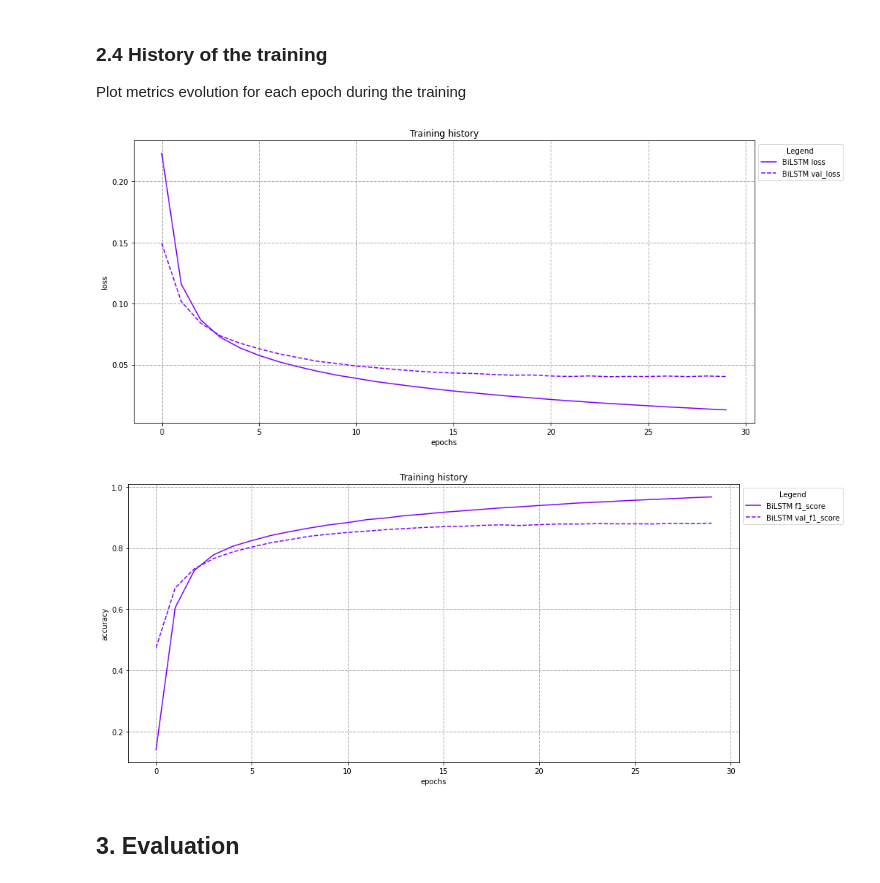
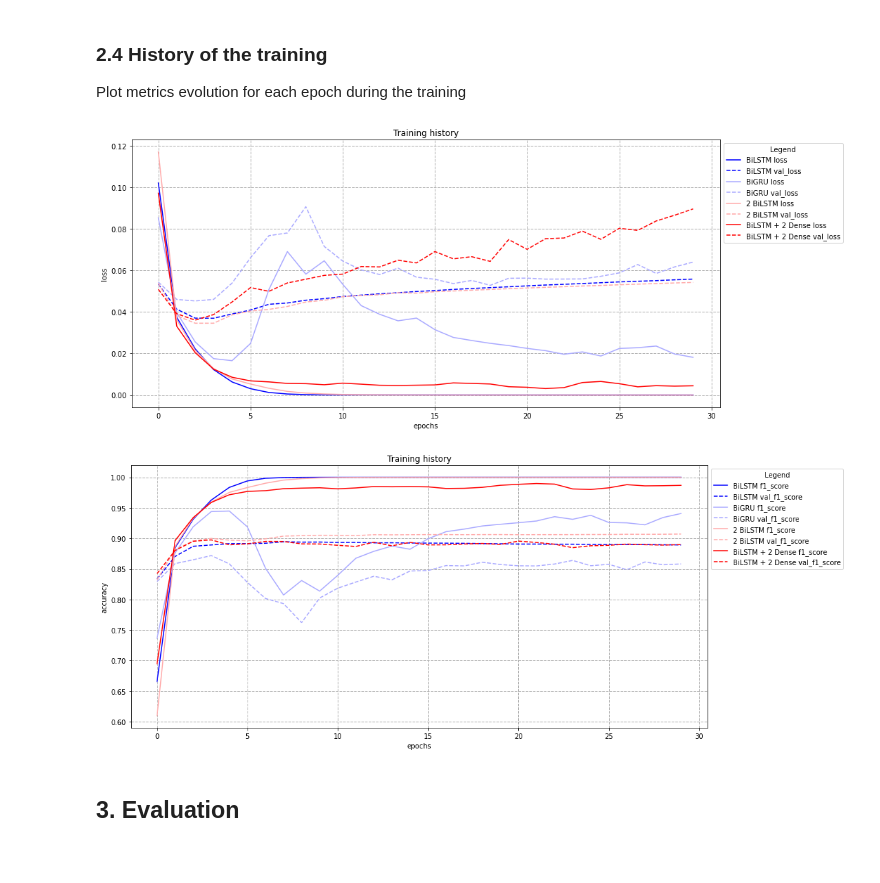
Before and after one commit to gmurro/PartOfSpeechTagging, a Jupyter notebook: POS_final.ipynb, the cells around one changed output. Saved outputs shown, nothing was run; the diff lists cells and outputs as text; code cells hidden in the pictures.

Commit message:
Tuning and training done ✅

```diff
--- a/POS_final.ipynb
+++ b/POS_final.ipynb
@@ -433,2 +387,0 @@ model.summary()
-# %%
-history_bilstm = model.fit(X_train, y_train, epochs=30, batch_size=12, validation_data=(X_dev, y_dev))
@@ -452,0 +443,33 @@ Epoch 30/30
+# %%
+# first model
+layers_info_bigru = [
+    {
+        "layer_name": layers.Masking,
+        "name": "padding_masking",
+        "mask_value": 0.,
+        "input_shape": X_train.shape[1:]
+    },
+    {
+        'layer_name': layers.Bidirectional,
+        "layer": layers.GRU(best_hps_bigru.get('units'), return_sequences=True),
+        "name": "bigru_1",
+    },
+    {
+        "layer_name": layers.Dense,
+        "units": n_classes,
+        "activation": "softmax",
+        "name": "dense_1"
+    }
+]
+
+compile_info_bigru = {
+    'optimizer': keras.optimizers.Adam(learning_rate=best_hps_bigru.get('learning_rate')),
+    'loss': 'categorical_crossentropy',
+    'metrics' : [f1_score]
+}
+
+model_bigru = create_model(layers_info_bigru, compile_info_bigru)
+model_bigru.summary()
+
+# start training
+history_bigru = model_bigru.fit(X_train, y_train, epochs=epochs, batch_size=batch_size, validation_data=(X_dev, y_dev))
@@ -492,13 +650,13 @@ def plot_history(models_history, keys, model_names=[], labels=("epochs", "metric
     plt.grid(linestyle='--', linewidth=1)
     plt.show()
 # %%
-models_history = [history_bilstm.history]
-model_names = ["BiLSTM"]
-plot_history(models_history, keys=['loss', 'val_loss'], model_names=model_names, labels=("epochs", "loss"), figsize=(15,7))
-plot_history(models_history, keys=['f1_score', 'val_f1_score'], model_names=model_names, labels=("epochs", "accuracy"), figsize=(15,7))
+models_history = [history_bilstm.history, history_bigru.history, history_two_bilstm.history, history_bilstm_two_dense.history]
+model_names = ["BiLSTM", "BiGRU", "2 BiLSTM", "BiLSTM + 2 Dense"]
+plot_history(models_history, keys=['loss', 'val_loss'], model_names=model_names, labels=("epochs", "loss"), figsize=(15,7),  cmap='bwr')
+plot_history(models_history, keys=['f1_score', 'val_f1_score'], model_names=model_names, labels=("epochs", "accuracy"), figsize=(15,7),  cmap='bwr')
 # %% [output]
-[figure, old version]
+[figure, new version]
-[figure, old version]
+[figure, new version]
 # %% [markdown]
 ## 3. Evaluation
 # %%
```
Also changed, not shown: parts of 22 cells of this notebook.
